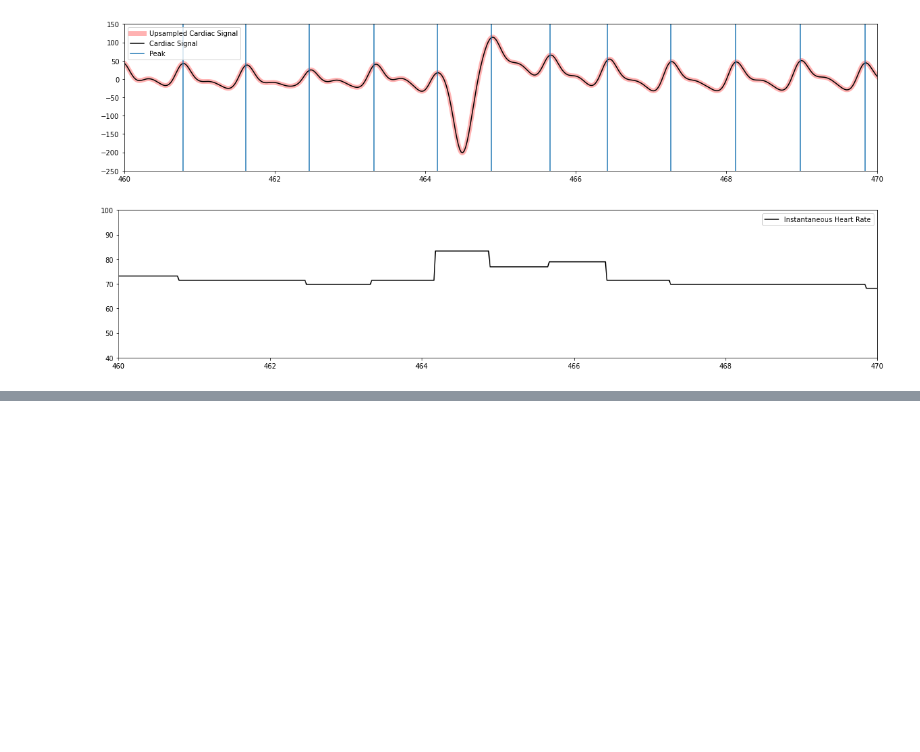
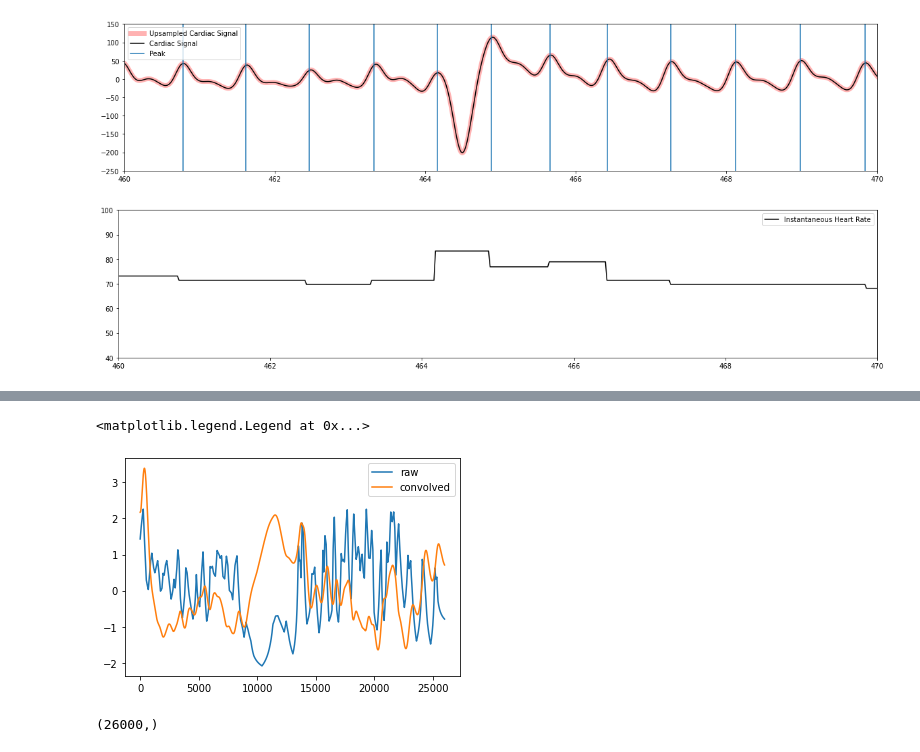
Before and after one commit to tsalo/misc-notebooks, a Jupyter notebook: peakdet_sandbox_for_power_replication.ipynb, the cells around one changed output, grey strips where cells are left out. Saved outputs shown, nothing was run; the diff lists cells and outputs as text; code cells hidden in the pictures; blank space fills up the shorter version.

```diff
--- a/peakdet_sandbox_for_power_replication.ipynb
+++ b/peakdet_sandbox_for_power_replication.ipynb
@@ -163,3 +164,11 @@ ax.set_ylim(40, 100)
 fig.show()
 # %% [output]
 [figure]
+# %%
+rvt = chest_belt.rvt(
+    resp_physio.data,
+    resp_physio.peaks,
+    resp_physio.troughs,
+    resp_physio.fs,
+)
+print(rvt)
@@ -165,0 +183,10 @@ fig.show()
+# %%
+plt.plot(rvt, label=["raw", "convolved"])
+plt.legend()
+# %% [output]
+<matplotlib.legend.Legend at 0x...>
+[figure, added]
+# %%
+resp_physio.data.shape
+# %% [output]
+(26000,)
```
Also changed, not shown: parts of 8 cells of this notebook, 5 other files.
